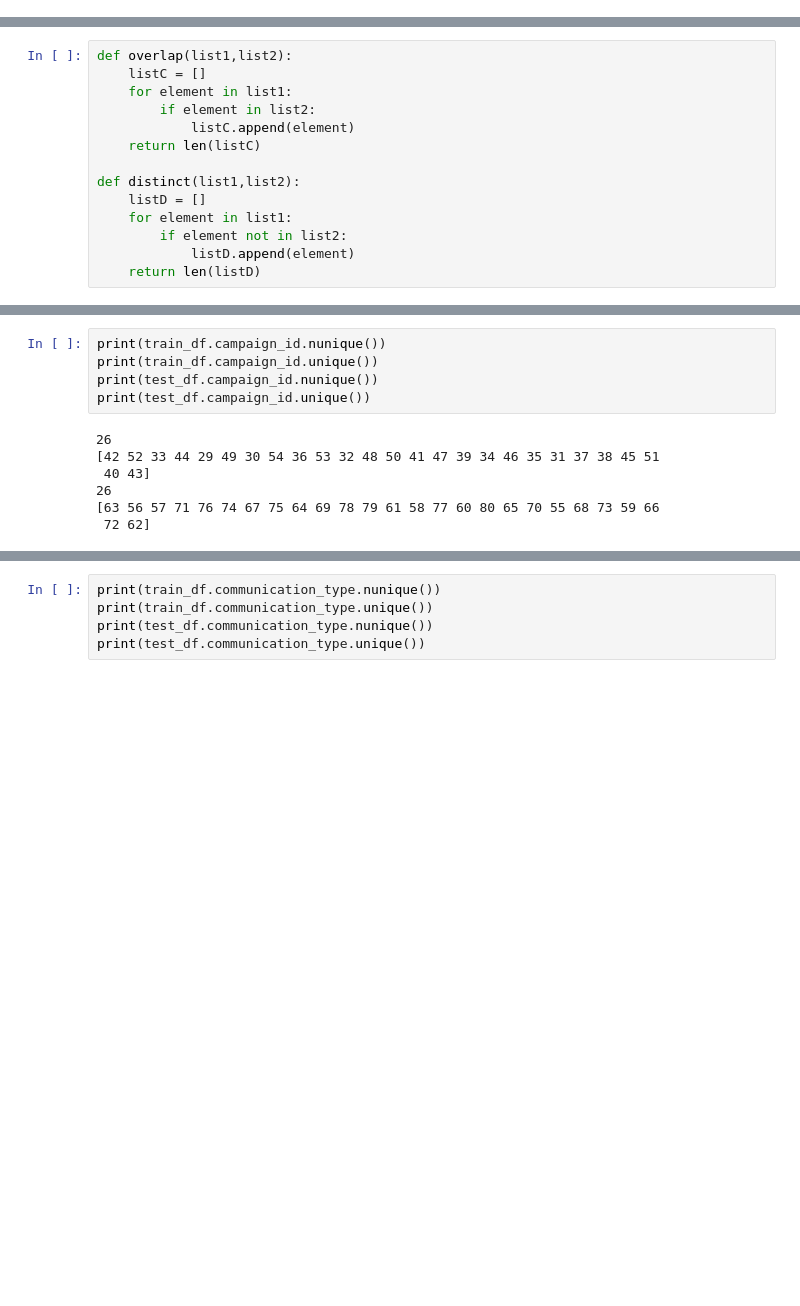
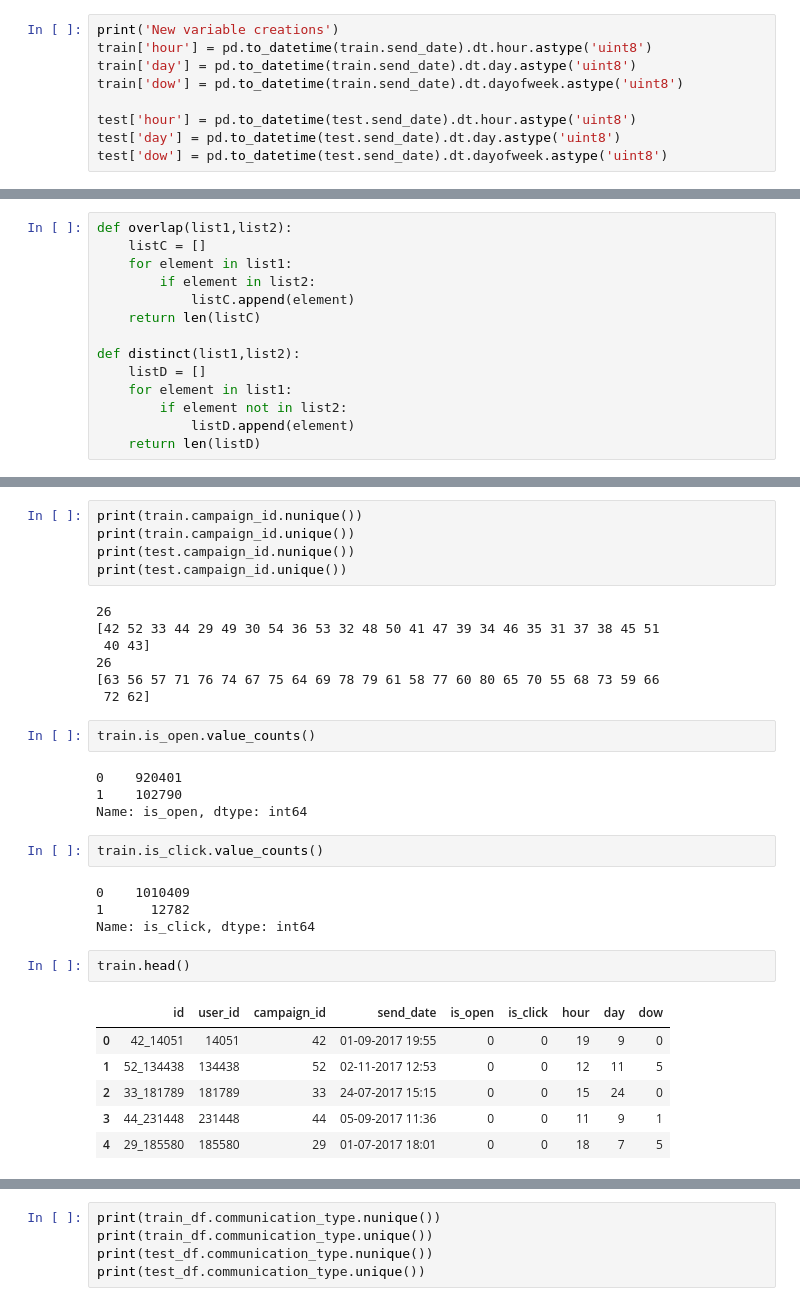
Before and after one commit to ViswanathRavindran/AV-Competitions, a Jupyter notebook: LOM/EDA.ipynb, the cells around one changed output, grey strips where cells are left out. Drawn from its saved outputs; the diff is of its cells as text; blank space fills up the shorter version.

```diff
--- a/LOM/EDA.ipynb
+++ b/LOM/EDA.ipynb
@@ -26,0 +19,9 @@ Shape of the test data is (773858, 12)
+# %%
+print('New variable creations')
+train['hour'] = pd.to_datetime(train.send_date).dt.hour.astype('uint8')
+train['day'] = pd.to_datetime(train.send_date).dt.day.astype('uint8')
+train['dow'] = pd.to_datetime(train.send_date).dt.dayofweek.astype('uint8')
+
+test['hour'] = pd.to_datetime(test.send_date).dt.hour.astype('uint8')
+test['day'] = pd.to_datetime(test.send_date).dt.day.astype('uint8')
+test['dow'] = pd.to_datetime(test.send_date).dt.dayofweek.astype('uint8')
@@ -72,10 +74,10 @@ The number of campaigns from Train and in Test are: 26
 ---------------------------------------------------------------
 The number of campaigns from Train and not in Test are: 52
 # %%
-print(train_df.campaign_id.nunique())
-print(train_df.campaign_id.unique())
-print(test_df.campaign_id.nunique())
-print(test_df.campaign_id.unique())
+print(train.campaign_id.nunique())
+print(train.campaign_id.unique())
+print(test.campaign_id.nunique())
+print(test.campaign_id.unique())
 # %% [output]
 26
 [42 52 33 44 29 49 30 54 36 53 32 48 50 41 47 39 34 46 35 31 37 38 45 51
@@ -83,3 +85,24 @@ print(test_df.campaign_id.unique())
 26
 [63 56 57 71 76 74 67 75 64 69 78 79 61 58 77 60 80 65 70 55 68 73 59 66
  72 62]
+# %%
+train.is_open.value_counts()
+# %% [output]
+0    920401
+1    102790
+Name: is_open, dtype: int64
+# %%
+train.is_click.value_counts()
+# %% [output]
+0    1010409
+1      12782
+Name: is_click, dtype: int64
+# %%
+train.head()
+# %% [output]
+|  | id | user_id | campaign_id | send_date | is_open | is_click | hour | day | dow |
+| 0 | 42_14051 | 14051 | 42 | 01-09-2017 19:55 | 0 | 0 | 19 | 9 | 0 |
+| 1 | 52_134438 | 134438 | 52 | 02-11-2017 12:53 | 0 | 0 | 12 | 11 | 5 |
+| 2 | 33_181789 | 181789 | 33 | 24-07-2017 15:15 | 0 | 0 | 15 | 24 | 0 |
+| 3 | 44_231448 | 231448 | 44 | 05-09-2017 11:36 | 0 | 0 | 11 | 9 | 1 |
+| 4 | 29_185580 | 185580 | 29 | 01-07-2017 18:01 | 0 | 0 | 18 | 7 | 5 |
```
Also changed, not shown: parts of 49 cells of this notebook.
